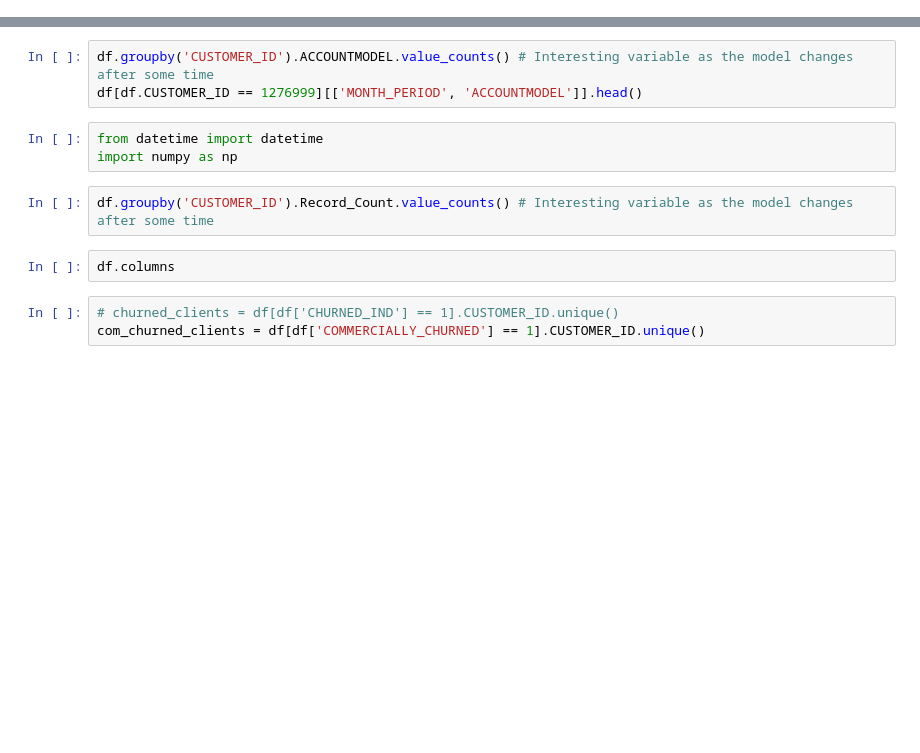
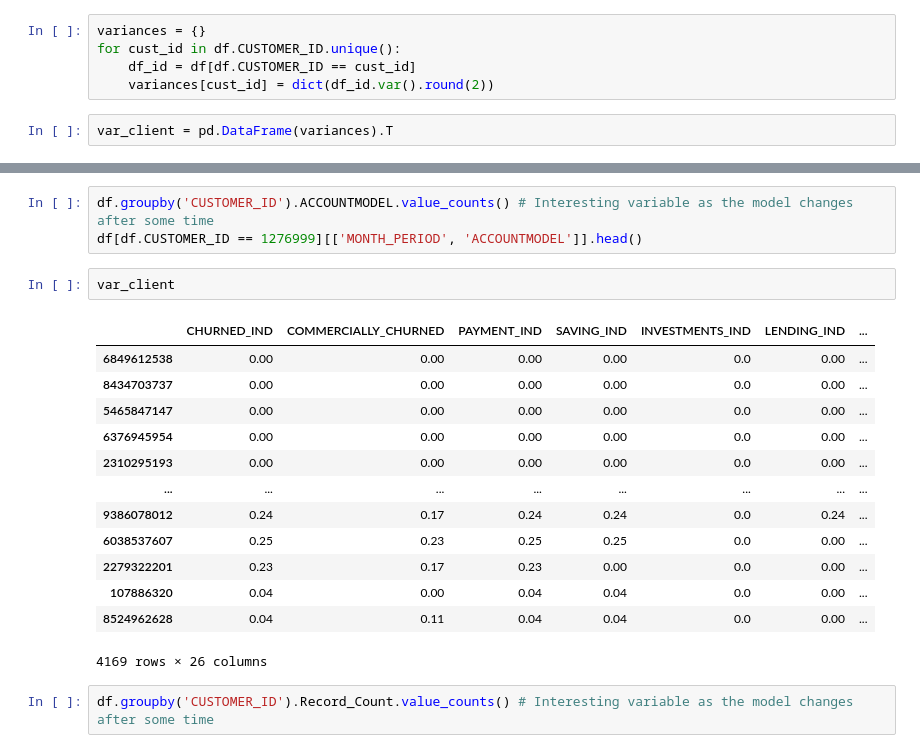
Before and after one commit to Senejohnny/ml, a Jupyter notebook: Notebooks/ABN/churn_prediction.ipynb, the cells around one changed output, grey strips where cells are left out. Drawn from its saved outputs; the diff is of its cells as text; blank space fills up the shorter version.

```diff
--- a/Notebooks/ABN/churn_prediction.ipynb
+++ b/Notebooks/ABN/churn_prediction.ipynb
@@ -48,0 +68,7 @@ df.TARGET.unique() #  0 Variance to be discarded
+# %%
+variances = {}
+for cust_id in df.CUSTOMER_ID.unique():
+    df_id = df[df.CUSTOMER_ID == cust_id]
+    variances[cust_id] = dict(df_id.var().round(2))
+# %%
+var_client = pd.DataFrame(variances).T
@@ -49,16 +106,24 @@ df.TARGET.unique() #  0 Variance to be discarded
 # %%
 df.groupby('CUSTOMER_ID').ACCOUNTMODEL.value_counts() # Interesting variable as the model changes after some time
 df[df.CUSTOMER_ID == 1276999][['MONTH_PERIOD', 'ACCOUNTMODEL']].head()
-# %%
-from datetime import datetime
-import numpy as np
+# %%
+var_client
+# %% [output]
+|  | CHURNED_IND | COMMERCIALLY_CHURNED | PAYMENT_IND | SAVING_IND | INVESTMENTS_IND | LENDING_IND | ... |
+| 6849612538 | 0.00 | 0.00 | 0.00 | 0.00 | 0.0 | 0.00 | ... |
+| 8434703737 | 0.00 | 0.00 | 0.00 | 0.00 | 0.0 | 0.00 | ... |
+| 5465847147 | 0.00 | 0.00 | 0.00 | 0.00 | 0.0 | 0.00 | ... |
+| 6376945954 | 0.00 | 0.00 | 0.00 | 0.00 | 0.0 | 0.00 | ... |
+| 2310295193 | 0.00 | 0.00 | 0.00 | 0.00 | 0.0 | 0.00 | ... |
+| ... | ... | ... | ... | ... | ... | ... | ... |
+| 9386078012 | 0.24 | 0.17 | 0.24 | 0.24 | 0.0 | 0.24 | ... |
+| 6038537607 | 0.25 | 0.23 | 0.25 | 0.25 | 0.0 | 0.00 | ... |
+| 2279322201 | 0.23 | 0.17 | 0.23 | 0.00 | 0.0 | 0.00 | ... |
+| 107886320 | 0.04 | 0.00 | 0.04 | 0.04 | 0.0 | 0.00 | ... |
+| 8524962628 | 0.04 | 0.11 | 0.04 | 0.04 | 0.0 | 0.00 | ... |
+4169 rows × 26 columns
 # %%
 df.groupby('CUSTOMER_ID').Record_Count.value_counts() # Interesting variable as the model changes after some time
-# %%
-df.columns
-# %%
-# churned_clients = df[df['CHURNED_IND'] == 1].CUSTOMER_ID.unique()
-com_churned_clients = df[df['COMMERCIALLY_CHURNED'] == 1].CUSTOMER_ID.unique()
 # %%
 
 df_ = df[df.CUSTOMER_ID == churned_clients[8]].sort_values(by='MONTH_PERIOD', ascending=False)
```
Also changed, not shown: parts of 13 cells of this notebook, 4 other files.
